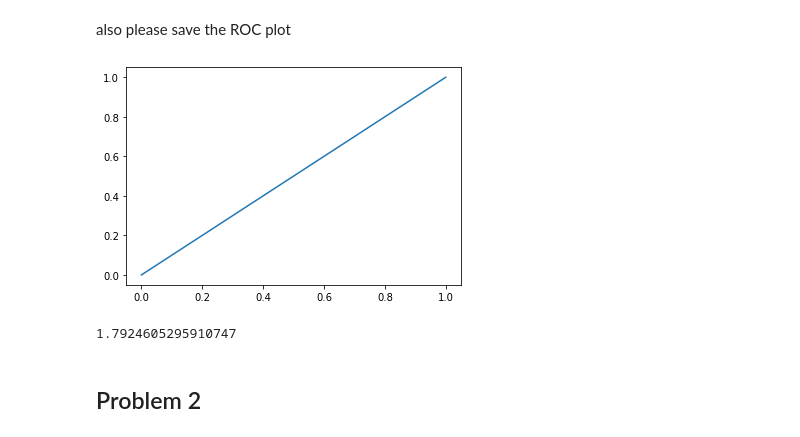
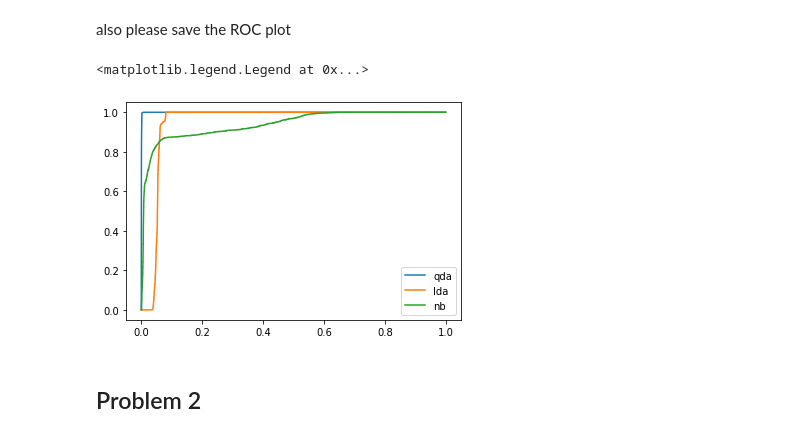
Before and after one commit to MikolajMGT/machine-learning, a Jupyter notebook: part_II/SkinSegmentation/skin_segmentation.ipynb, the cells around one changed output. Cells and saved outputs as stored; diff of their text form; code cells hidden in the pictures.

```diff
--- a/part_II/SkinSegmentation/skin_segmentation.ipynb
+++ b/part_II/SkinSegmentation/skin_segmentation.ipynb
@@ -57,0 +63,3 @@ analize(None, 'qda', None, None, None, None)
+# %%
+lbl = 2 - lbl
+lbl.sum() / len(lbl)
@@ -58,3 +68,17 @@ analize(None, 'qda', None, None, None, None)
+# %%
+qda = QuadraticDiscriminantAnalysis()
+lda = LinearDiscriminantAnalysis()
+nb = GaussianNB()
+# %%
+seed = 1234
+rgb_train, rgb_test, lbl_train, lbl_test = train_test_split(rgb, lbl, test_size = 0.33, random_state = seed)
+# %%
+frames = []
+rocs = []
+for name, cls in [('qda', qda), ('lda', lda), ('nb', nb)]:
+    df, fprs, tprs, thds = analize(cls, name, rgb_train, lbl_train==1, rgb_test, lbl_test==1)
+    frames.append(df)
+    rocs.append((fprs, tprs, thds))
 # %% [markdown]
 For each classifier use the scrapbook to save results. For each string subsitute the corresponding value.
 # %%
@@ -71,17 +95,15 @@ sb.glue('nb',['tnr', 'fpr', 'fnr', 'tpr', 'precision', 'f1', 'auc'], display=Tru
 ['tnr', 'fpr', 'fnr', 'tpr', 'precision', 'f1', 'auc']
 # %% [markdown]
 also please save the ROC plot
-# %%
-fig, ax = plt.subplots()
-#plot ROCs
-ax.plot([0,1],[0,1]);
-sb.glue('ROC',fig, "display", display=False);
-# %% [output]
-[figure, removed]
-# %%
-lbl.sum()/len(lbl)
-# %% [output]
-1.7924605295910747
+# %%
+fig, ax = plt.subplots()
+
+for i, name in enumerate(['qda', 'lda', 'nb']):
+    ax.plot(*rocs[i][:2], label=name)
+ax.legend()
+# %% [output]
+<matplotlib.legend.Legend at 0x...>
+[figure, added]
 # %% [markdown]
 ## Problem 2
 # %% [markdown]
```
Also changed, not shown: parts of 12 cells of this notebook.
